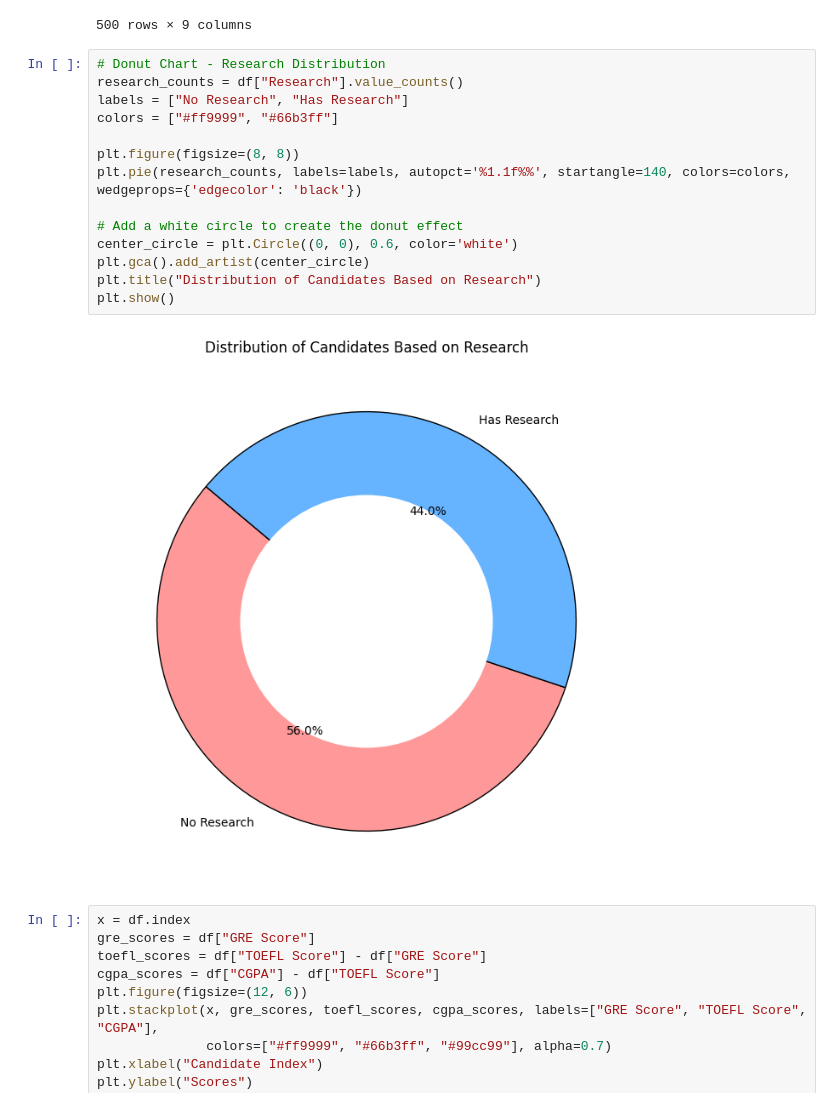
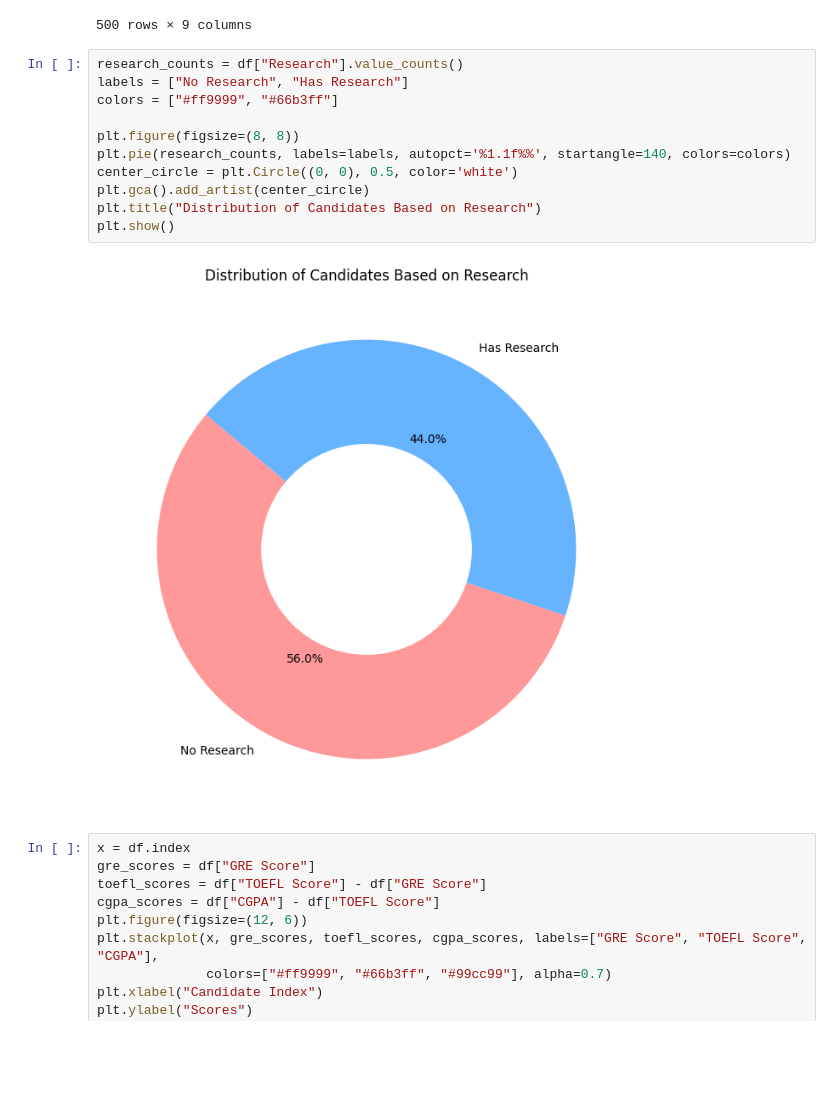
Before and after one commit to krishnaborude/matplotlib, a Jupyter notebook: real_dataset.ipynb, the cells around one changed output. Cells and saved outputs as stored; diff of their text form; blank space fills up the shorter version.

Commit message:
add some chart

```diff
--- a/real_dataset.ipynb
+++ b/real_dataset.ipynb
@@ -19,21 +19,18 @@ df
 | 499 | 500 | 327 | 113 | 4 | 4.5 | 4.5 | 9.04 | 0 | ... |
 500 rows × 9 columns
 # %%
-# Donut Chart - Research Distribution
 research_counts = df["Research"].value_counts()
 labels = ["No Research", "Has Research"]
 colors = ["#ff9999", "#66b3ff"]
 
 plt.figure(figsize=(8, 8))
-plt.pie(research_counts, labels=labels, autopct='%1.1f%%', startangle=140, colors=colors, wedgeprops={'edgecolor': 'black'})
-
-# Add a white circle to create the donut effect
-center_circle = plt.Circle((0, 0), 0.6, color='white')
+plt.pie(research_counts, labels=labels, autopct='%1.1f%%', startangle=140, colors=colors)
+center_circle = plt.Circle((0, 0), 0.5, color='white')
 plt.gca().add_artist(center_circle)
 plt.title("Distribution of Candidates Based on Research")
 plt.show()
 # %% [output]
-[figure, old version]
+[figure, new version]
 # %%
 x = df.index
 gre_scores = df["GRE Score"]
```
Also changed, not shown: 1 other file.
